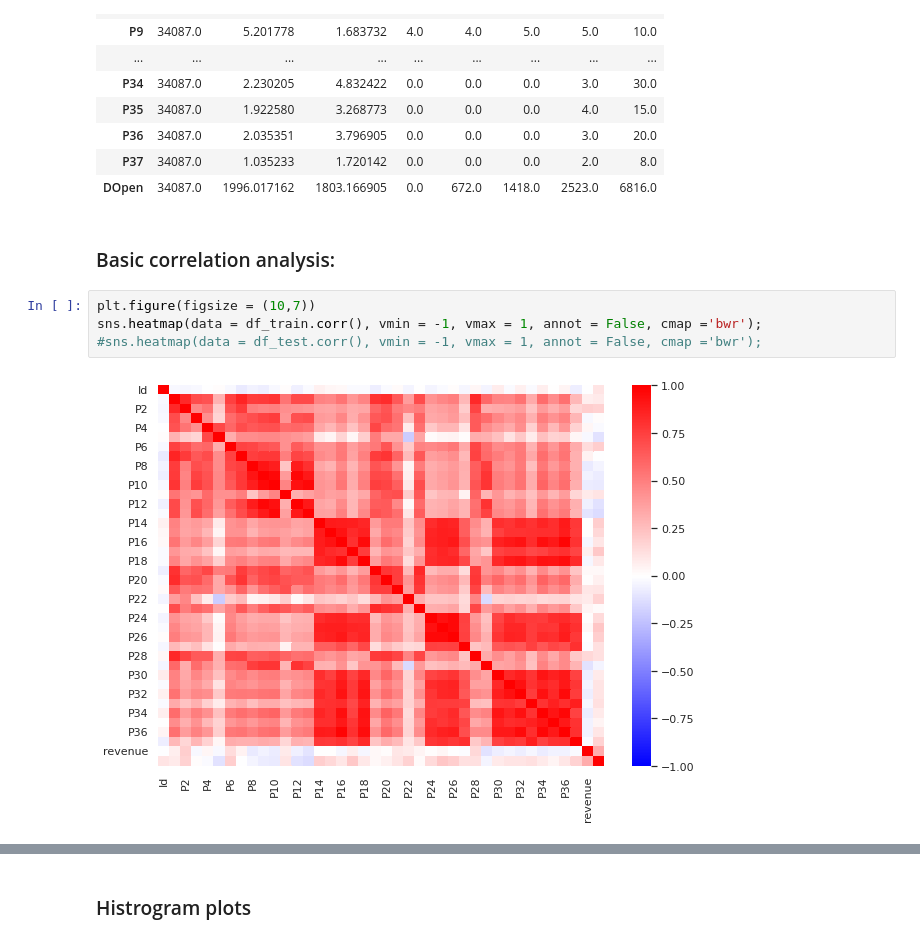
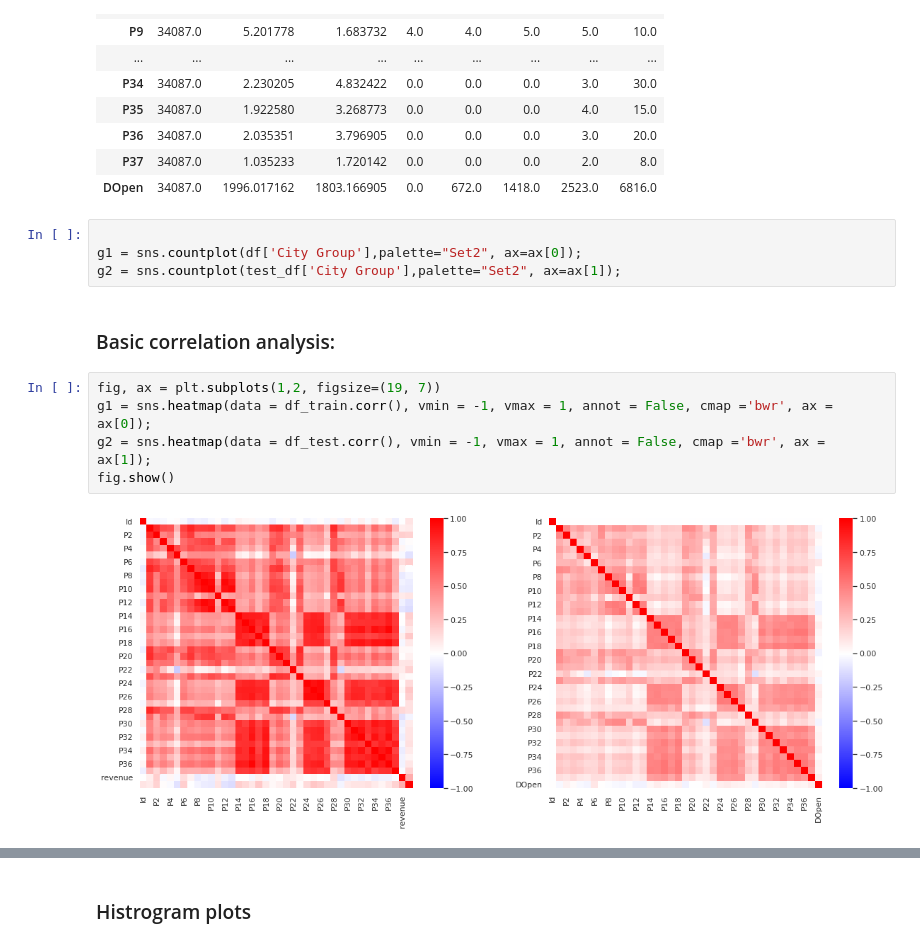
Before and after one commit to DavidEmeryUofC/CDS_Project_Restaurant_Rev_Prediction, a Jupyter notebook: CDSproject2_restaurant_revenue.ipynb, the cells around one changed output, grey strips where cells are left out. Saved outputs shown, nothing was run; the diff lists cells and outputs as text.

```diff
--- a/CDSproject2_restaurant_revenue.ipynb
+++ b/CDSproject2_restaurant_revenue.ipynb
@@ -300,12 +305,17 @@ df_test[df_test["City"] == 'İstanbul'].describe().transpose()
 | P36 | 34087.0 | 2.035351 | 3.796905 | 0.0 | 0.0 | 0.0 | 3.0 | 20.0 |
 | P37 | 34087.0 | 1.035233 | 1.720142 | 0.0 | 0.0 | 0.0 | 2.0 | 8.0 |
 | DOpen | 34087.0 | 1996.017162 | 1803.166905 | 0.0 | 672.0 | 1418.0 | 2523.0 | 6816.0 |
+# %%
+
+g1 = sns.countplot(df['City Group'],palette="Set2", ax=ax[0]);
+g2 = sns.countplot(test_df['City Group'],palette="Set2", ax=ax[1]);
 # %% [markdown]
 ### Basic correlation analysis:
 # %%
-plt.figure(figsize = (10,7))
-sns.heatmap(data = df_train.corr(), vmin = -1, vmax = 1, annot = False, cmap ='bwr');
-#sns.heatmap(data = df_test.corr(), vmin = -1, vmax = 1, annot = False, cmap ='bwr');
+fig, ax = plt.subplots(1,2, figsize=(19, 7))
+g1 = sns.heatmap(data = df_train.corr(), vmin = -1, vmax = 1, annot = False, cmap ='bwr', ax = ax[0]);
+g2 = sns.heatmap(data = df_test.corr(), vmin = -1, vmax = 1, annot = False, cmap ='bwr', ax = ax[1]);
+fig.show()
 # %% [output]
-[figure, old version]
+[figure, new version]
 # %%
```
Also changed, not shown: parts of 12 cells of this notebook.
